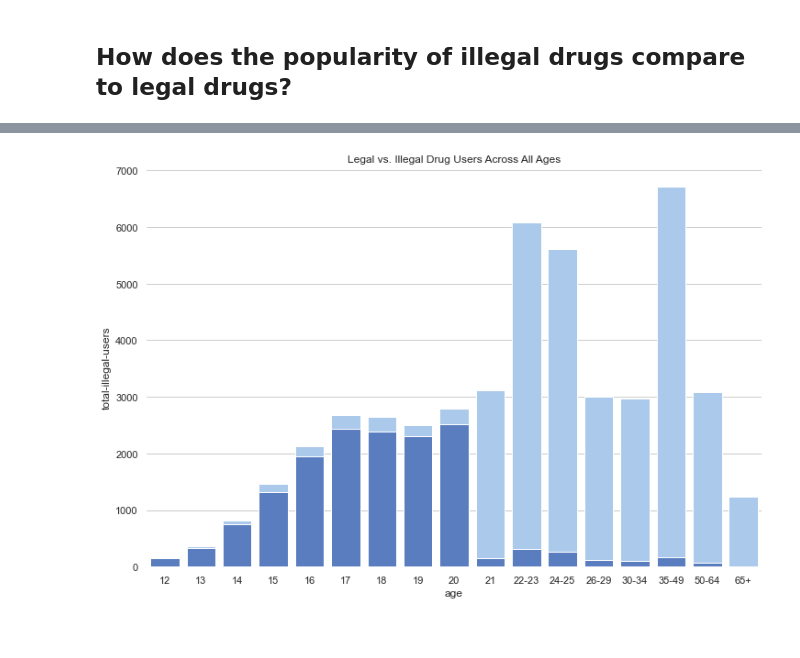
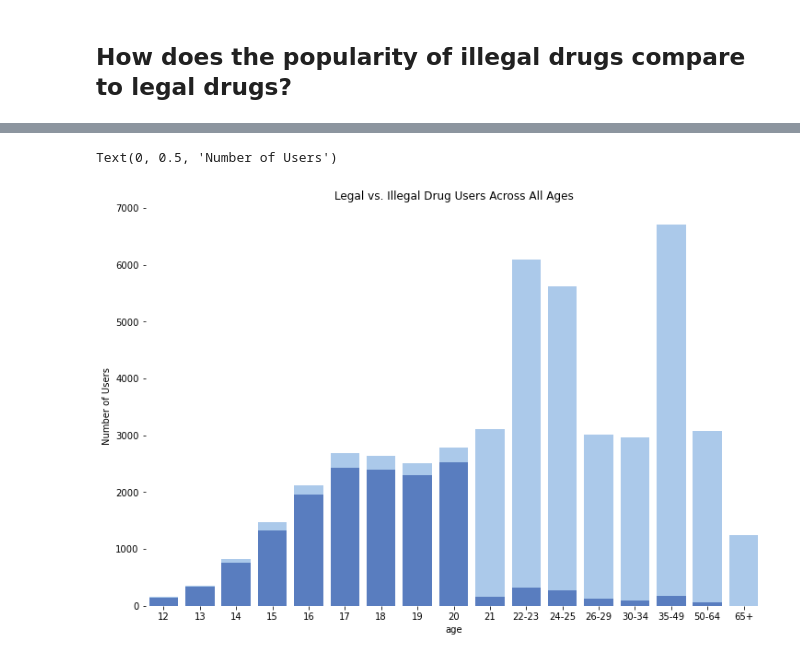
Before and after one commit to amartins22/data-science-2021F, a Jupyter notebook: unit-3/project-3b/project-3b-nb.ipynb, the cells around one changed output, grey strips where cells are left out. Cells and saved outputs as stored; diff of their text form; code cells hidden in the pictures.

```diff
--- a/unit-3/project-3b/project-3b-nb.ipynb
+++ b/unit-3/project-3b/project-3b-nb.ipynb
@@ -184,14 +167,17 @@ See the caveats in the documentation: https://pandas.pydata.org/pandas-docs/stab
 # %%
 #Create a barplot that represents the data found above
 plt.figure(figsize=(12, 8))
 plt.title("Legal vs. Illegal Drug Users Across All Ages")
 
 sns.set_color_codes('pastel')
 sns.barplot(x='age', y='total-users', data=drug_use_data, label='Total Users', color='b')
 
 sns.set_color_codes('muted')
 sns.barplot(x='age', y='total-illegal-users', data=drug_use_data, label='Illegal Users', color='b')
 
-sns.despine(left=True, bottom=True)
+sns.despine(left=True, bottom=True) #seaborn website
+
+plt.ylabel("Number of Users")
 # %% [output]
+Text(0, 0.5, 'Number of Users')
-[figure, old version]
+[figure, new version]
```
Also changed, not shown: parts of 11 cells of this notebook.
